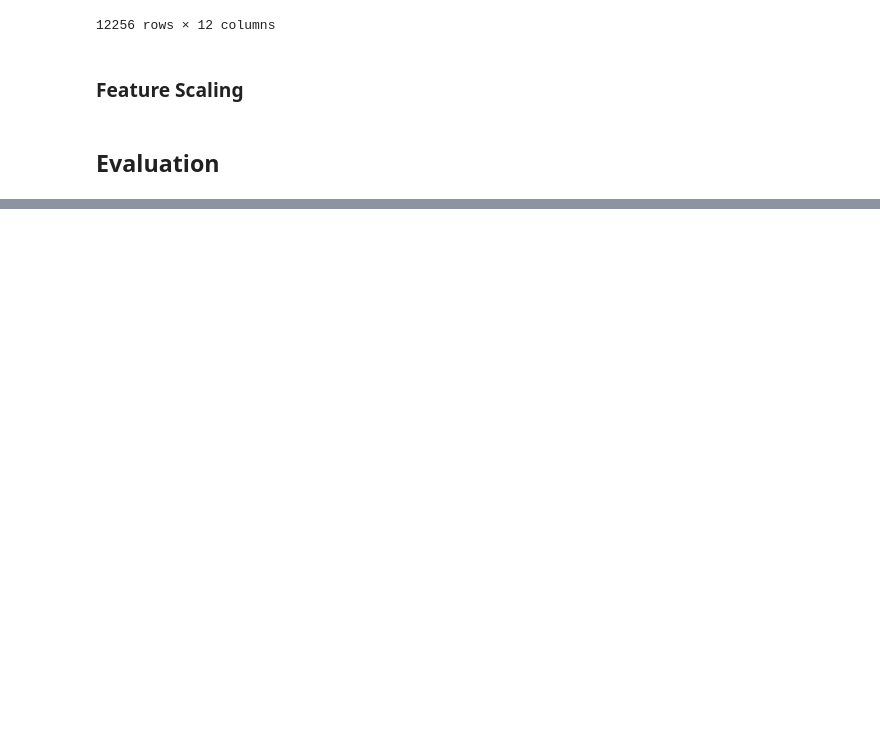
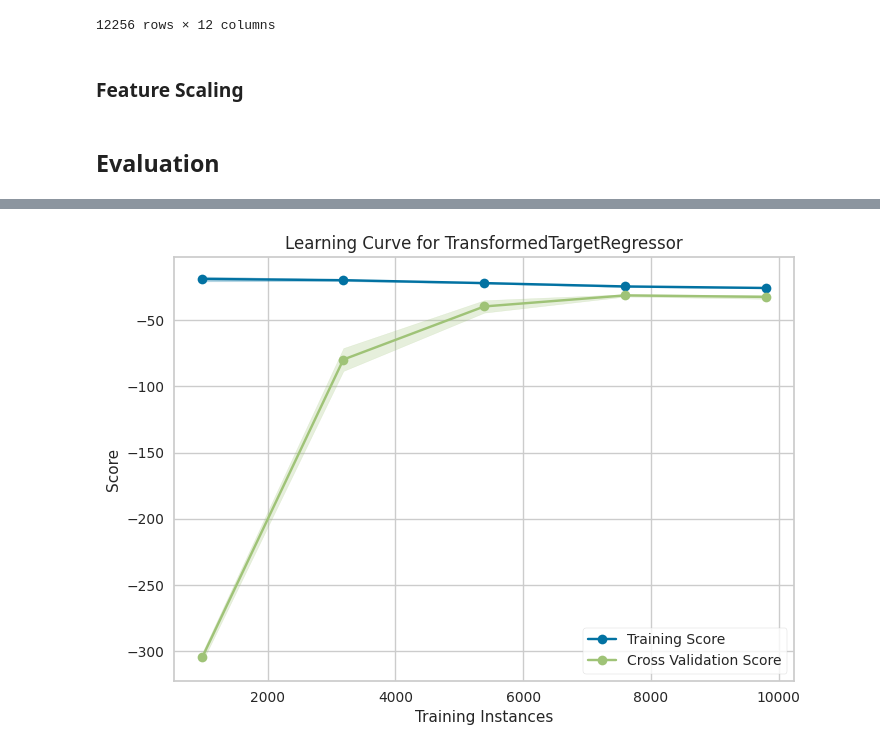
Before and after one commit to zhuofan-16/Computer_Regression, a Jupyter notebook: Price_Regression_ML.ipynb, the cells around one changed output, grey strips where cells are left out. Cells and saved outputs as stored; diff of their text form; code cells hidden in the pictures; blank space fills up the shorter version.

```diff
--- a/Price_Regression_ML.ipynb
+++ b/Price_Regression_ML.ipynb
@@ -776,15 +718,17 @@ pd.DataFrame(HalvingGridSearchCV(rf,param_grid=parameter,scoring='neg_mean_absol
 # %%
 ex = Pipeline([
     ('Data Preprocessing', data_preprocessing),
-    ('Model', ExtraTreesRegressor(criterion='absolute_error',n_jobs=-1))
+     ('Log',TransformedTargetRegressor(regressor=ExtraTreesRegressor(criterion='absolute_error',n_jobs=-1),func=func, inverse_func=inverse_func)),
 ])
 # explicitly require this experimental feature
 from sklearn.experimental import enable_halving_search_cv # noqa
 # now you can import normally from model_selection
 from sklearn.model_selection import HalvingGridSearchCV
 
 
-parameter={'Model__max_depth':np.arange(2,30),'Model__ccp_alpha':np.arange(0.0027,0.0427,0.002),'Model__n_estimators':np.arange(10,150,10)}
-pd.DataFrame(HalvingGridSearchCV(ex,param_grid=parameter,scoring='neg_mean_absolute_error',n_jobs=-1).fit(x_train,y_train).cv_results_)
-# record,scores, lr = scoreModel(ex, x_train, y_train, algName="Extra Tree Regressor", record=record)
-# scores
+# parameter={'Model__max_depth':np.arange(2,30),'Model__ccp_alpha':np.arange(0.0027,0.0427,0.002),'Model__n_estimators':np.arange(10,150,10)}
+# pd.DataFrame(HalvingGridSearchCV(ex,param_grid=parameter,scoring='neg_mean_absolute_error',n_jobs=-1).fit(x_train,y_train).cv_results_)
+record,scores, lr = scoreModel(ex, x_train, y_train, algName="Extra Tree Regressor", record=record)
+scores
+# %% [output]
+[figure, added]
```
Also changed, not shown: parts of 25 cells of this notebook.
